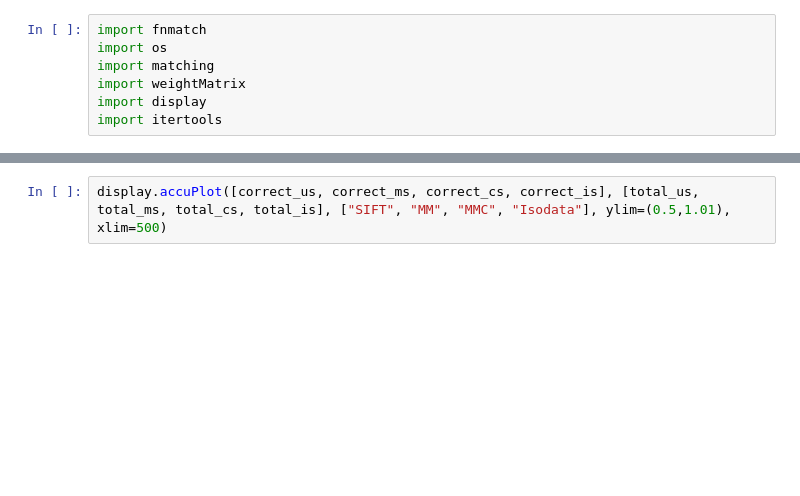
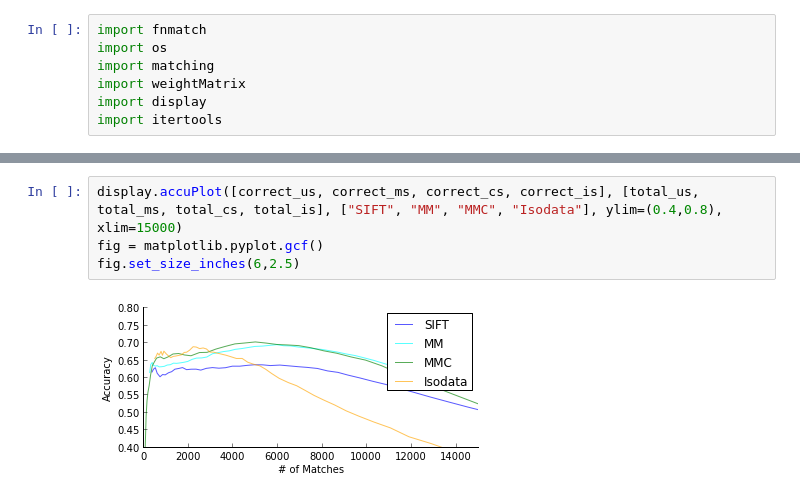
Before and after one commit to arnfred/Mirror-Match, a Jupyter notebook: code/cluster-match/Test Accumulated.ipynb, the cells around one changed output, grey strips where cells are left out. Drawn from its saved outputs; the diff is of its cells as text; blank space fills up the shorter version.

```diff
--- a/code/cluster-match/Test Accumulated.ipynb
+++ b/code/cluster-match/Test Accumulated.ipynb
@@ -36,2 +62,6 @@ display.accuDetail([correct_us, correct_ms, correct_cs, correct_is], [total_us,
 # %%
-display.accuPlot([correct_us, correct_ms, correct_cs, correct_is], [total_us, total_ms, total_cs, total_is], ["SIFT", "MM", "MMC", "Isodata"], ylim=(0.5,1.01), xlim=500)
+display.accuPlot([correct_us, correct_ms, correct_cs, correct_is], [total_us, total_ms, total_cs, total_is], ["SIFT", "MM", "MMC", "Isodata"], ylim=(0.4,0.8), xlim=15000)
+fig = matplotlib.pyplot.gcf()
+fig.set_size_inches(6,2.5)
+# %% [output]
+[figure, added]
```
Also changed, not shown: parts of 6 cells of this notebook, 2 other files.
